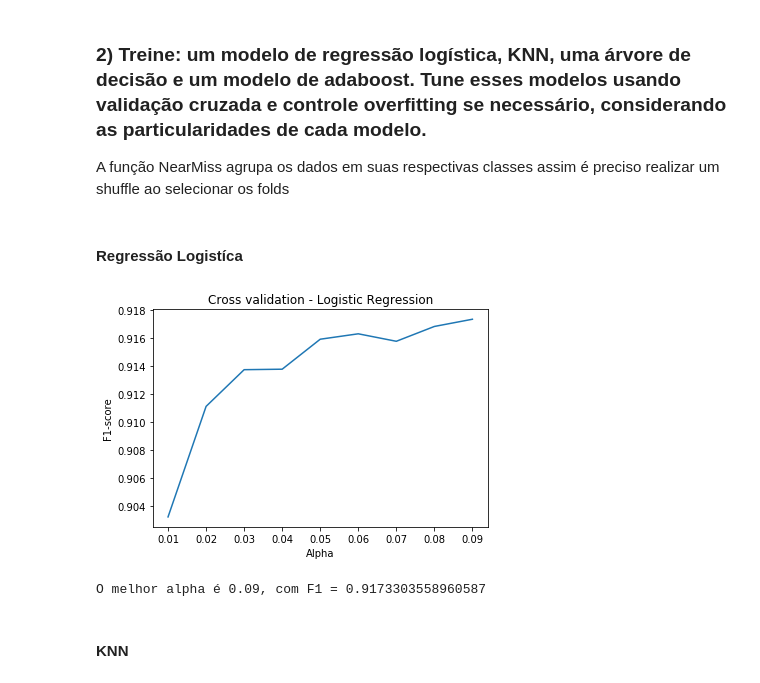
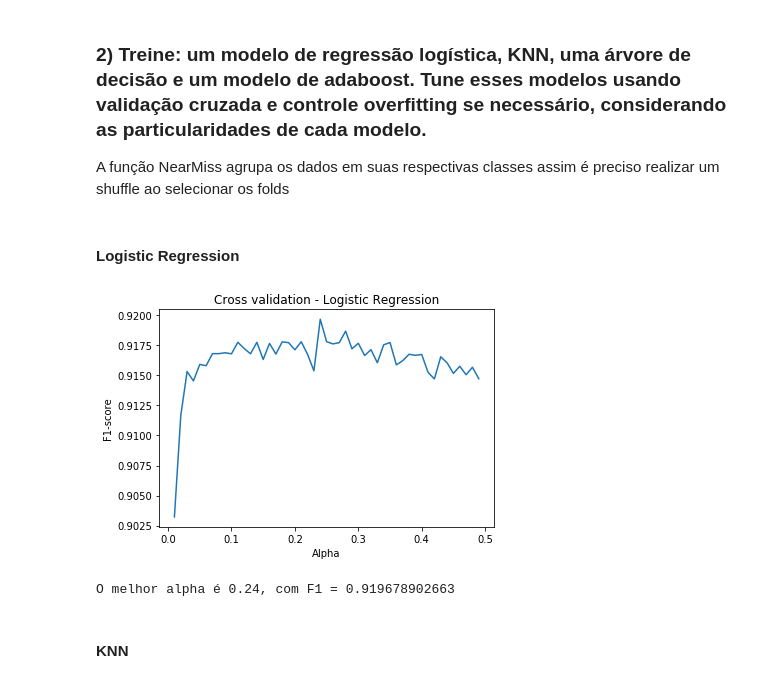
Before and after one commit to diogoflorencio/machine-learning, a Jupyter notebook: lab4/Previsão de Eleição de Deputados.ipynb, the cells around one changed output. Saved outputs shown, nothing was run; the diff lists cells and outputs as text; code cells hidden in the pictures.

```diff
--- a/lab4/Previsão de Eleição de Deputados.ipynb
+++ b/lab4/Previsão de Eleição de Deputados.ipynb
@@ -63,25 +63,25 @@ from sklearn.model_selection import StratifiedKFold
 def report_cv(model, x, y):
     f1 = cross_val_score(model, x, y, scoring='f1', cv=StratifiedKFold(n_splits=5, shuffle=True, random_state=3058))
     return(f1)
-# %% [markdown]
-#### Regressão Logistíca
+# %% [markdown]
+#### Logistic Regression
 # %%
 from sklearn.linear_model import LogisticRegression
-alphas = np.arange(0.01,0.1,0.01).tolist()
+alphas = np.arange(0.01,0.5,0.01).tolist()
 cv_logRegression = [report_cv(LogisticRegression(solver="lbfgs", max_iter=10000, C=alpha),
                          x_balanced,
                          y_balanced).mean()
                     for alpha in alphas]
 cv_logRegression = pd.Series(cv_logRegression, index = alphas)
 #plot do f1 na validação cruzada
 cv_logRegression.plot(title = "Cross validation - Logistic Regression")
 plt.xlabel("Alpha")
 plt.ylabel("F1-score")
 plt.show()
 print("O melhor alpha é {0}, com F1 = {1}".format(cv_logRegression.idxmax(), cv_logRegression.max()))
 # %% [output]
-[figure, old version]
+[figure, new version]
-O melhor alpha é 0.09, com F1 = 0.9173303558960587
+O melhor alpha é 0.24, com F1 = 0.919678902663
 # %% [markdown]
 #### KNN
 # %%
```
Also changed, not shown: parts of 27 cells of this notebook, 1 other file.
